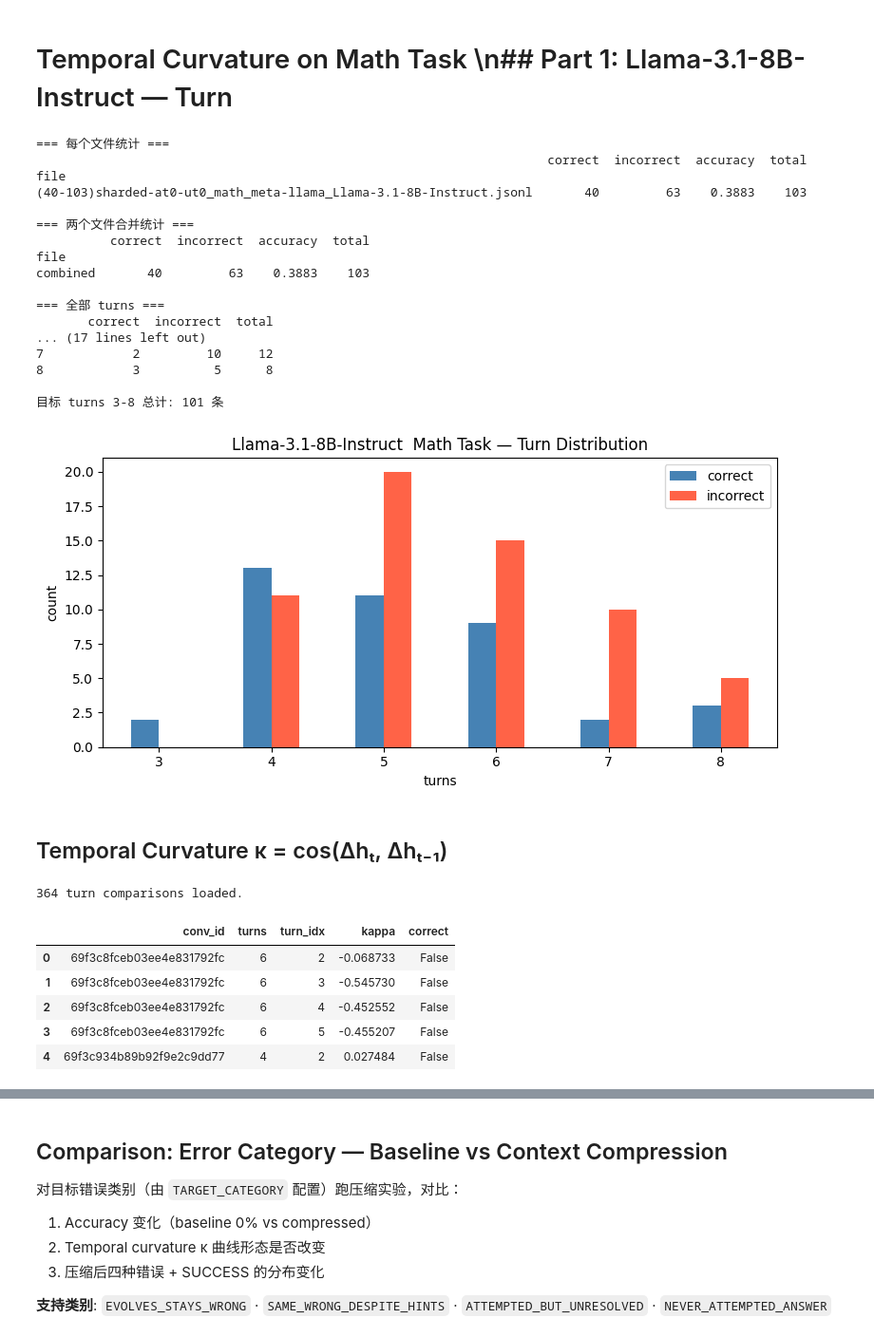
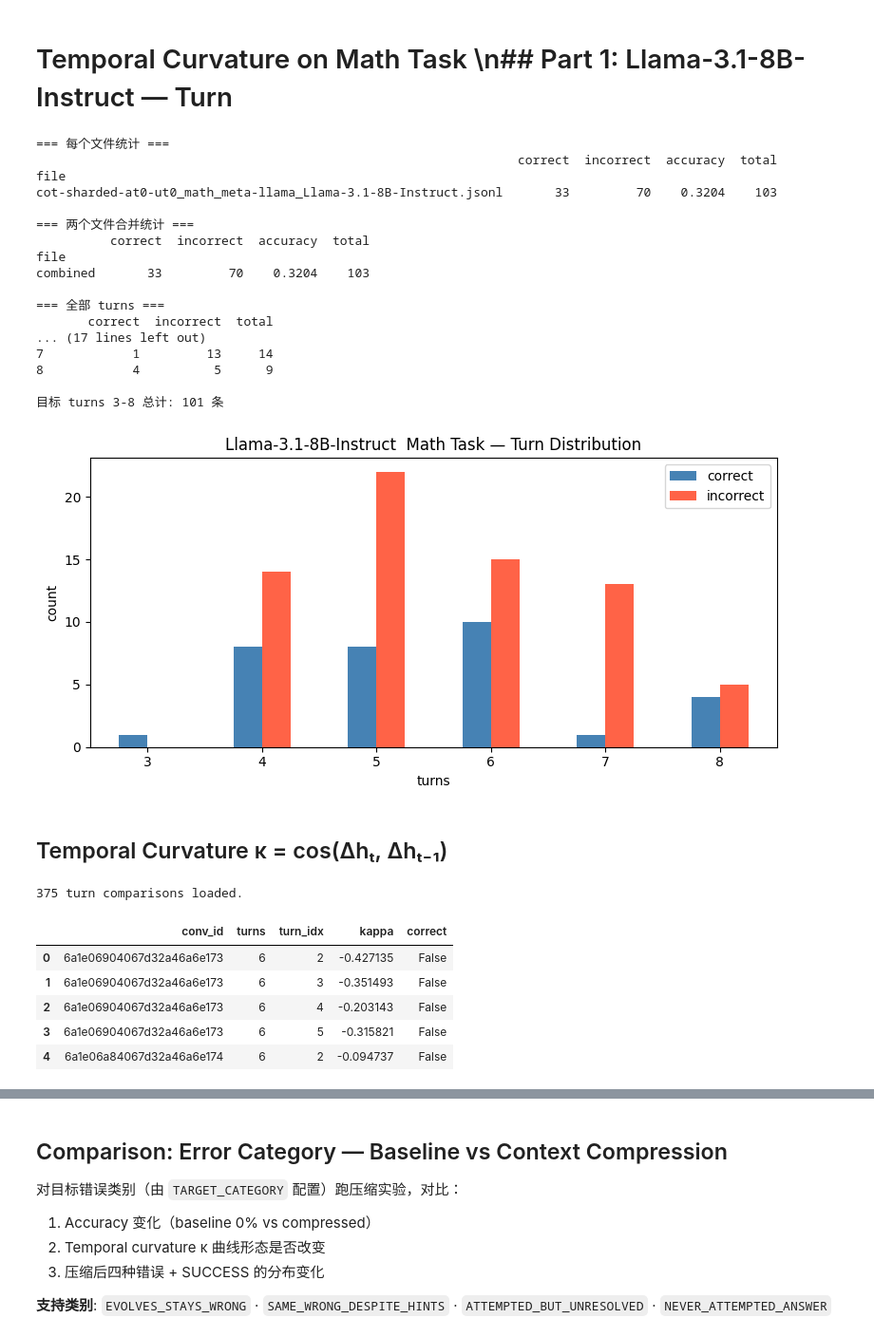
Before and after one commit to jliang0099/lost_in_conversation, a Jupyter notebook: demo_temporal_curvature_on_math_task.ipynb, the cells around one changed output, grey strips where cells are left out. Shown at 95% size. Cells and saved outputs as stored; diff of their text form; code cells hidden in the pictures.

```diff
--- a/demo_temporal_curvature_on_math_task.ipynb
+++ b/demo_temporal_curvature_on_math_task.ipynb
@@ -6,7 +6,7 @@ from pathlib import Path
 import pandas as pd
 
 FILES = [
-    "logs/math/sharded-at0-ut0/(40-103)sharded-at0-ut0_math_meta-llama_Llama-3.1-8B-Instruct.jsonl",
+    "logs/math/cot-sharded-at0-ut0/cot-sharded-at0-ut0_math_meta-llama_Llama-3.1-8B-Instruct.jsonl",
 ]
 
 def count_turns(trace):
@@ -78,20 +78,20 @@ print(target_summary.to_string())
 print(f"\n目标 turns 3-8 总计: {target_summary['total'].sum()} 条")
 # %% [output]
 === 每个文件统计 ===
-                                                                     correct  incorrect  accuracy  total
+                                                                 correct  incorrect  accuracy  total
 file
-(40-103)sharded-at0-ut0_math_meta-llama_Llama-3.1-8B-Instruct.jsonl       40         63    0.3883    103
+cot-sharded-at0-ut0_math_meta-llama_Llama-3.1-8B-Instruct.jsonl       33         70    0.3204    103
 
 === 两个文件合并统计 ===
           correct  incorrect  accuracy  total
 file
-combined       40         63    0.3883    103
+combined       33         70    0.3204    103
 
 === 全部 turns ===
        correct  incorrect  total
 ... (17 lines left out)
-7            2         10     12
-8            3          5      8
+7            1         13     14
+8            4          5      9
 
 目标 turns 3-8 总计: 101 条
 # %%
@@ -107,7 +107,7 @@ ax.set_xticklabels(target.index, rotation=0)
 plt.tight_layout()
 plt.show()
 # %% [output]
-[figure, old version]
+[figure, new version]
 # %% [markdown]
 ## Temporal Curvature  κ = cos(Δhₜ, Δhₜ₋₁)
 # %%
@@ -116,7 +116,7 @@ import numpy as np
 from pathlib import Path
 
 PT_DIRS = [
-    "logs/hidden_states/math/(40-103)sharded-at0-ut0_math_meta-llama_Llama-3.1-8B-Instruct",
+    "logs/hidden_states/math/cot-sharded-at0-ut0_math_meta-llama_Llama-3.1-8B-Instruct",
 ]
 FOCUS_LAYER = 3  # index into [12,16,20,24,28] → layer 20
 
@@ -139,39 +139,39 @@ for cid, is_correct in correct_map.items():
         continue
     data = torch.load(pt_file_path, map_location="cpu", weights_only=False)
     hs_map = {e["label"]: e["hidden_states"][FOCUS_LAYER].numpy()
               for e in data["hidden_states"]}
     turn_labels = sorted(
         [k for k in hs_map if k.startswith("turn_")],
         key=lambda x: int(x.split("_")[1])
     )
     # goal 视为 turn_0，拼到序列最前面
     # 使 turns（此处 = len(all_labels)）与 JSONL count_turns() 的计数对齐
     # kappa 时间序列因此从 turn_idx=2 开始（用 goal→turn_1→turn_2 三点计算）
     all_labels = ["goal"] + turn_labels
     turns = len(all_labels)  # 1（goal）+ N（turn_1..turn_N）
 
     for i in range(2, turns):  # 需要连续三个点才能算 kappa
         tl, tp1, tp2 = all_labels[i], all_labels[i-1], all_labels[i-2]
         kappa = cosine(hs_map[tl] - hs_map[tp1], hs_map[tp1] - hs_map[tp2])
         rows_tc.append({
             "conv_id": cid,
             "turns": turns,        # 总标签数，等于 df["turns"]
             "turn_idx": int(tl.split("_")[1]),  # 当前 kappa 对应的 turn 编号
             "kappa": kappa,
             "correct": bool(is_correct),
         })
 
 df_tc = pd.DataFrame(rows_tc)
 print(len(df_tc), "turn comparisons loaded.")
 df_tc.head()
 # %% [output]
-364 turn comparisons loaded.
+375 turn comparisons loaded.
 |  | conv_id | turns | turn_idx | kappa | correct |
-| 0 | 69f3c8fceb03ee4e831792fc | 6 | 2 | -0.068733 | False |
-| 1 | 69f3c8fceb03ee4e831792fc | 6 | 3 | -0.545730 | False |
-| 2 | 69f3c8fceb03ee4e831792fc | 6 | 4 | -0.452552 | False |
-| 3 | 69f3c8fceb03ee4e831792fc | 6 | 5 | -0.455207 | False |
-| 4 | 69f3c934b89b92f9e2c9dd77 | 4 | 2 | 0.027484 | False |
+| 0 | 6a1e06904067d32a46a6e173 | 6 | 2 | -0.427135 | False |
+| 1 | 6a1e06904067d32a46a6e173 | 6 | 3 | -0.351493 | False |
+| 2 | 6a1e06904067d32a46a6e173 | 6 | 4 | -0.203143 | False |
+| 3 | 6a1e06904067d32a46a6e173 | 6 | 5 | -0.315821 | False |
+| 4 | 6a1e06a84067d32a46a6e174 | 6 | 2 | -0.094737 | False |
 # %%
 from scipy import stats as scipy_stats
 
```
Also changed, not shown: parts of 6 cells of this notebook, 26 other files.
